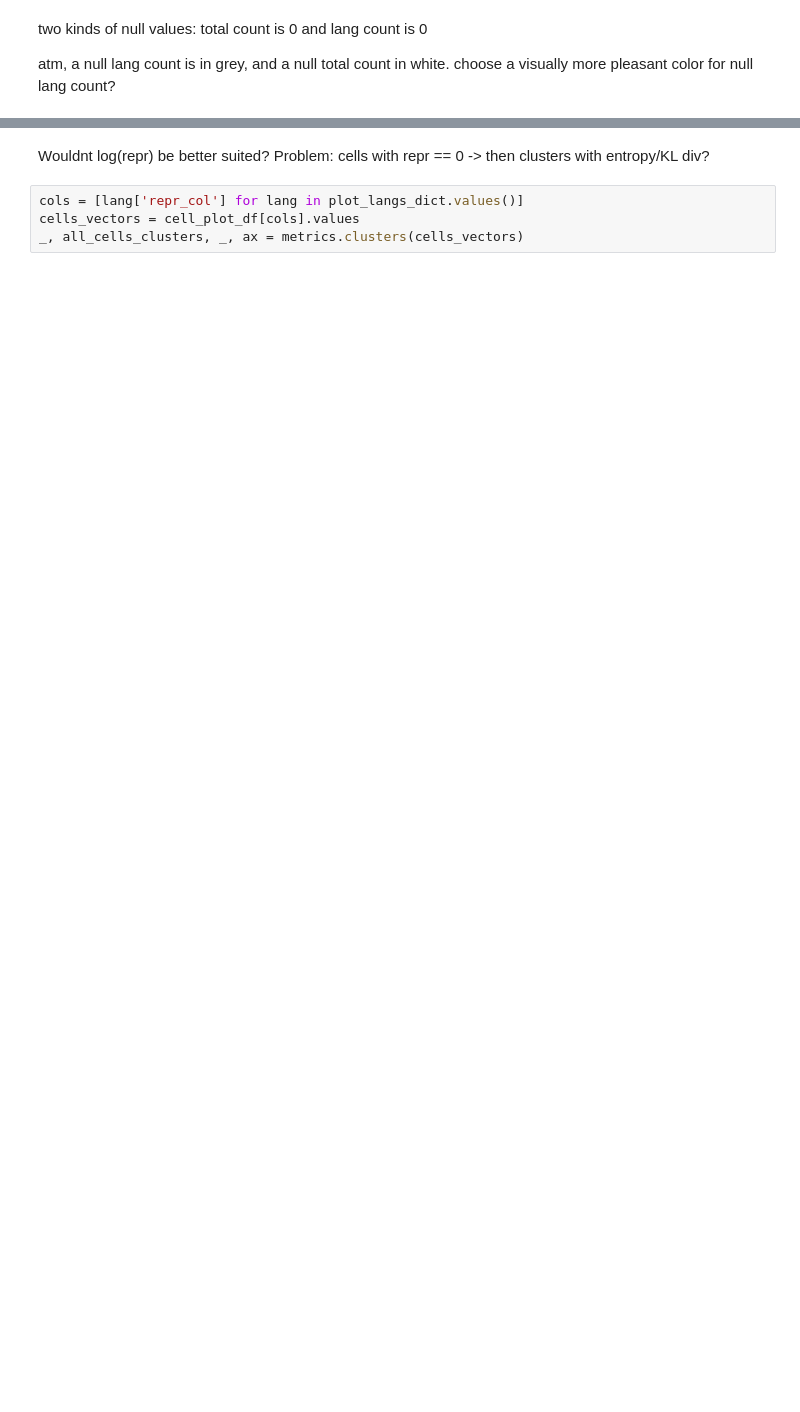
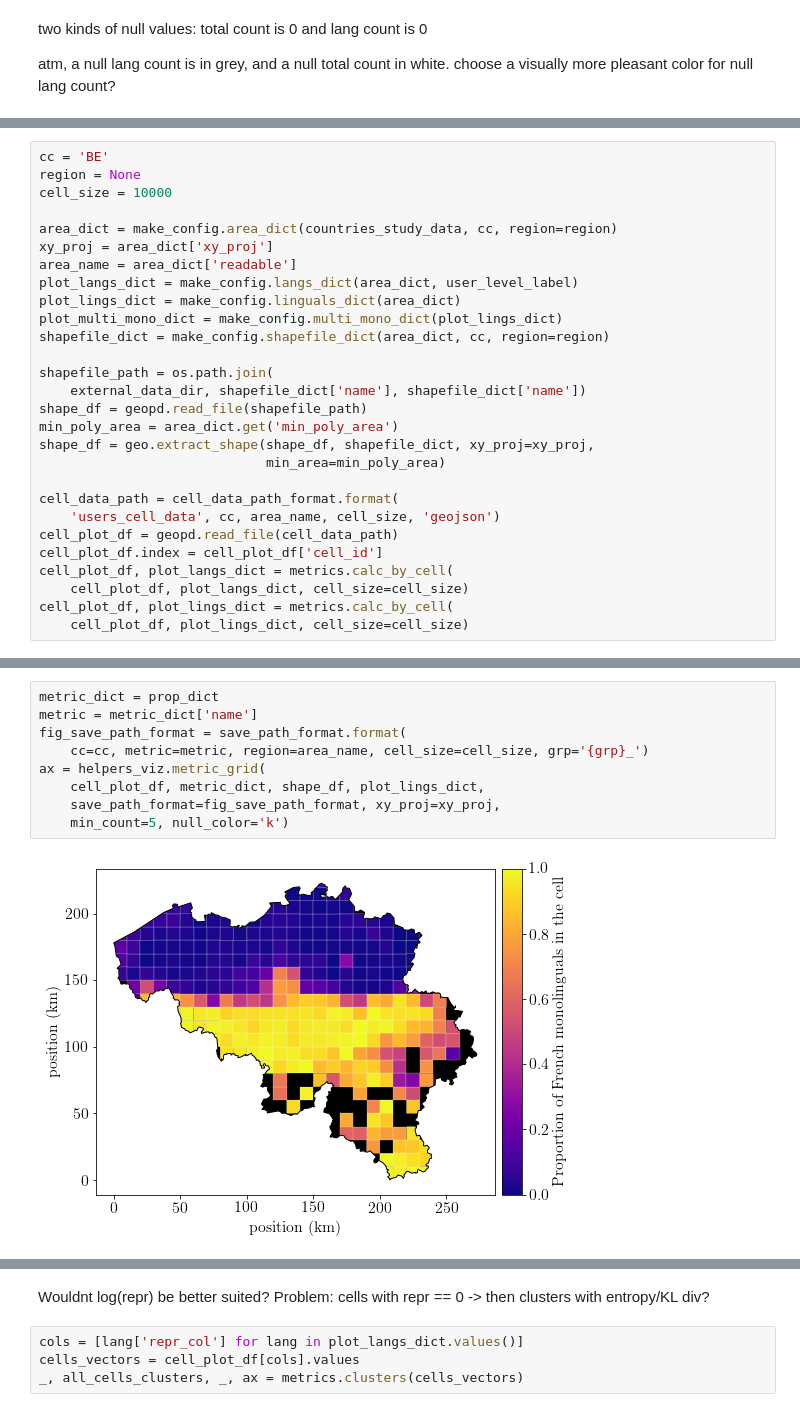
Before and after one commit to TLouf/multiling-twitter, a Jupyter notebook: notebooks/1.2.mixing_metrics_tests.ipynb, the cells around one changed output, grey strips where cells are left out. Saved outputs shown, nothing was run; the diff lists cells and outputs as text; blank space fills up the shorter version.

```diff
--- a/notebooks/1.2.mixing_metrics_tests.ipynb
+++ b/notebooks/1.2.mixing_metrics_tests.ipynb
@@ -592,0 +101,28 @@ atm, a null lang count is in grey, and a null total count in white. choose a vis
+# %%
+cc = 'BE'
+region = None
+cell_size = 10000
+
+area_dict = make_config.area_dict(countries_study_data, cc, region=region)
+xy_proj = area_dict['xy_proj']
+area_name = area_dict['readable']
+plot_langs_dict = make_config.langs_dict(area_dict, user_level_label)
+plot_lings_dict = make_config.linguals_dict(area_dict)
+plot_multi_mono_dict = make_config.multi_mono_dict(plot_lings_dict)
+shapefile_dict = make_config.shapefile_dict(area_dict, cc, region=region)
+
+shapefile_path = os.path.join(
+    external_data_dir, shapefile_dict['name'], shapefile_dict['name'])
+shape_df = geopd.read_file(shapefile_path)
+min_poly_area = area_dict.get('min_poly_area')
+shape_df = geo.extract_shape(shape_df, shapefile_dict, xy_proj=xy_proj,
+                             min_area=min_poly_area)
+
+cell_data_path = cell_data_path_format.format(
+    'users_cell_data', cc, area_name, cell_size, 'geojson')
+cell_plot_df = geopd.read_file(cell_data_path)
+cell_plot_df.index = cell_plot_df['cell_id']
+cell_plot_df, plot_langs_dict = metrics.calc_by_cell(
+    cell_plot_df, plot_langs_dict, cell_size=cell_size)
+cell_plot_df, plot_lings_dict = metrics.calc_by_cell(
+    cell_plot_df, plot_lings_dict, cell_size=cell_size)
@@ -592,0 +138,11 @@ atm, a null lang count is in grey, and a null total count in white. choose a vis
+# %%
+metric_dict = prop_dict
+metric = metric_dict['name']
+fig_save_path_format = save_path_format.format(
+    cc=cc, metric=metric, region=area_name, cell_size=cell_size, grp='{grp}_')
+ax = helpers_viz.metric_grid(
+    cell_plot_df, metric_dict, shape_df, plot_lings_dict,
+    save_path_format=fig_save_path_format, xy_proj=xy_proj,
+    min_count=5, null_color='k')
+# %% [output]
+[figure, added]
```
Also changed, not shown: parts of 159 cells of this notebook, 4 other files.
